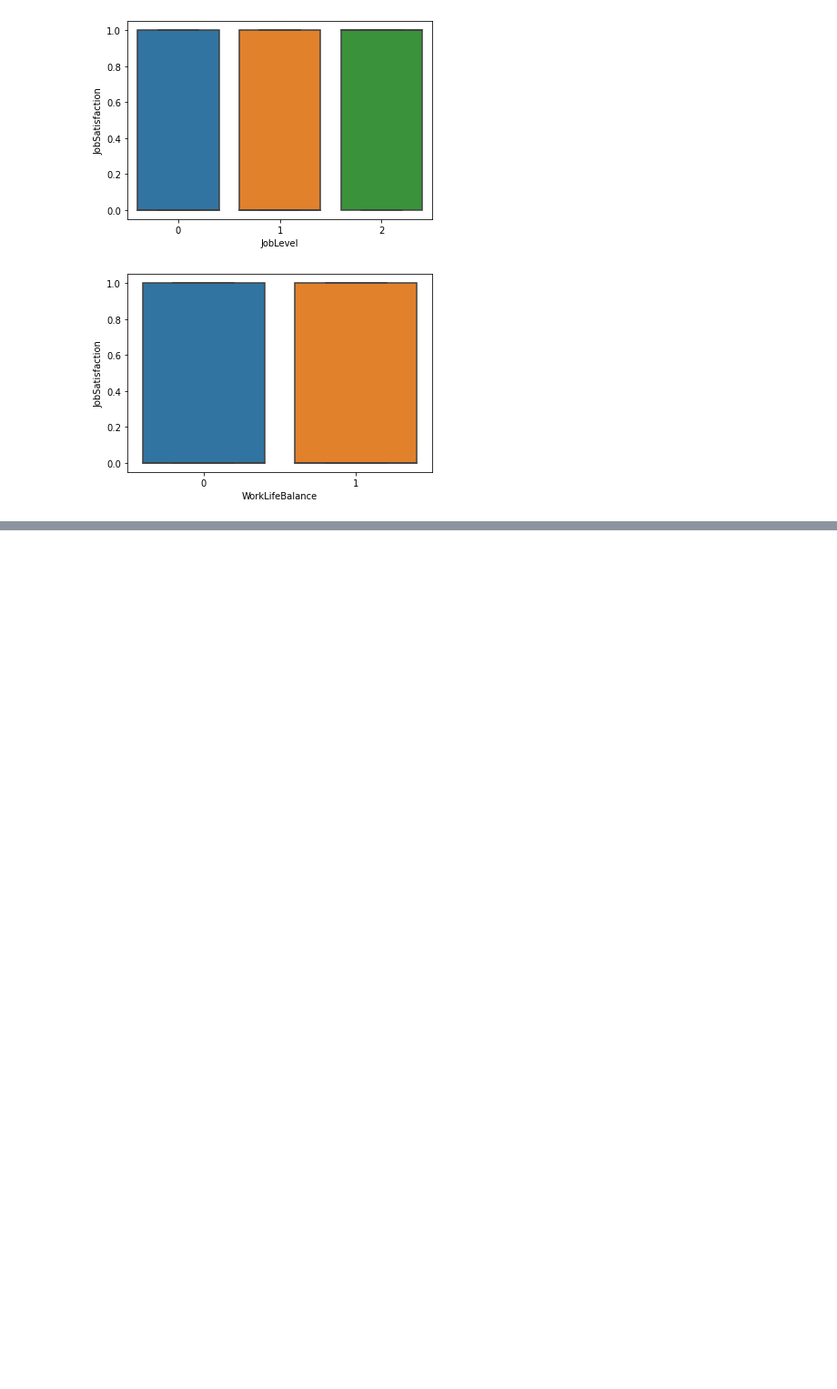
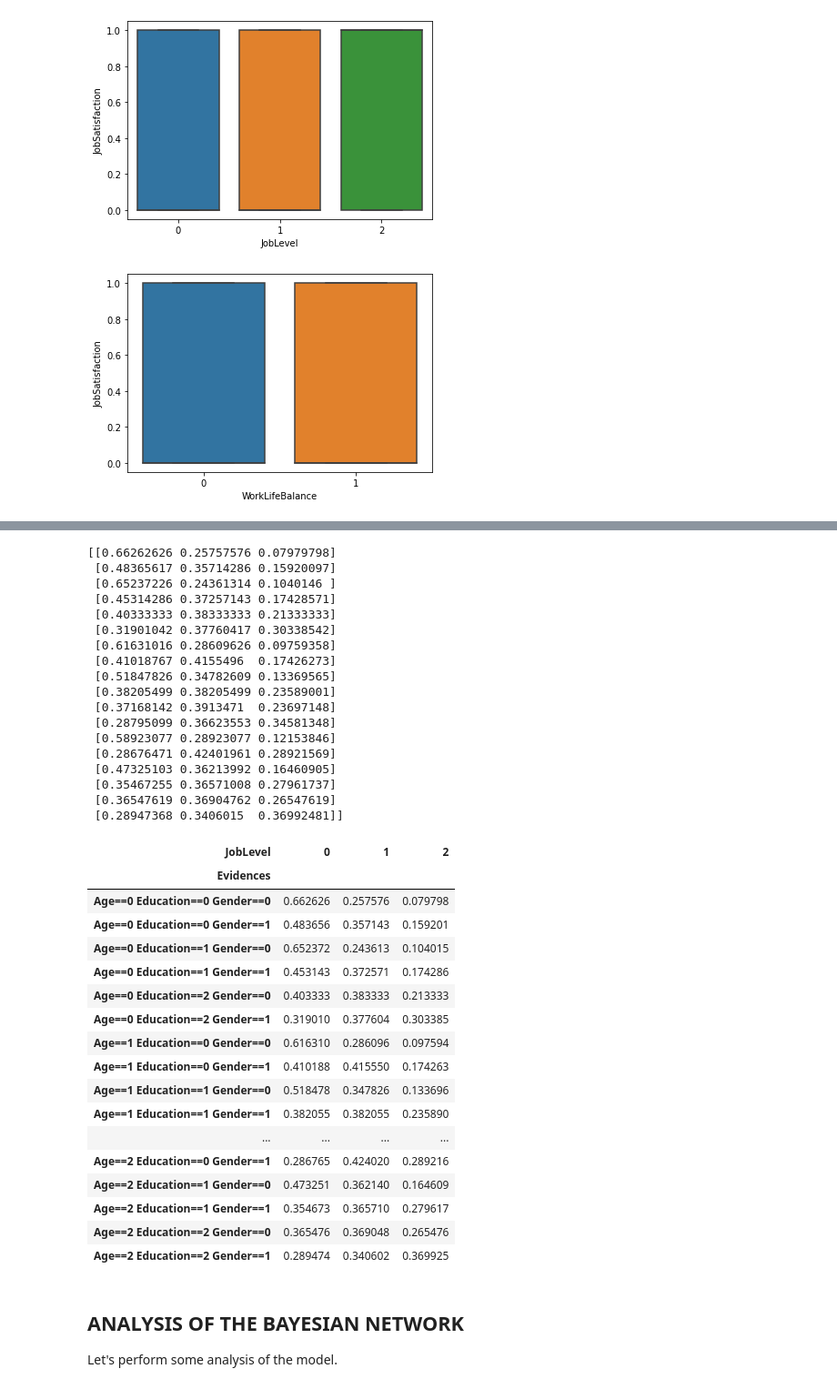
Before and after one commit to EnricoPittini/Job-satisfaction, a Jupyter notebook: Job satisfaction modeling.ipynb, the cells around one changed output, grey strips where cells are left out. Shown at 91% size. Drawn from its saved outputs; the diff is of its cells as text; code cells hidden in the pictures; blank space fills up the shorter version.

```diff
--- a/Job satisfaction modeling.ipynb
+++ b/Job satisfaction modeling.ipynb
@@ -547,0 +791,17 @@ Based on the already-present relationships and on the added relationships, the f
+# %%
+# We create the model by defining the list of edges between the variables
+job_satisfaction_model = BayesianNetwork(
+    [
+        ('Age', 'Education'),
+        ('Age', 'JobLevel'),
+        ('Education', 'JobLevel'),
+        ('Gender', 'JobLevel'),
+        ('Department', 'MonthlyIncome'),
+        ('JobLevel', 'MonthlyIncome'),
+        ('Department', 'WorkLifeBalance'),
+        ('JobLevel', 'WorkLifeBalance'),
+        ('JobLevel', 'JobSatisfaction'),
+        ('MonthlyIncome', 'JobSatisfaction'),
+        ('WorkLifeBalance', 'JobSatisfaction'),
+    ]
+)
@@ -547,0 +812,2 @@ Based on the already-present relationships and on the added relationships, the f
+# %%
+job_satisfaction_model.fit(data=df)
@@ -547,0 +831,44 @@ Based on the already-present relationships and on the added relationships, the f
+# %%
+# CPD of JobLevel
+print(job_satisfaction_model.get_cpds('JobLevel').get_values().T)
+compute_cpd(data=df, variable='JobLevel', evidences=['Age', 'Education', 'Gender'])
+# %% [output]
+[[0.66262626 0.25757576 0.07979798]
+ [0.48365617 0.35714286 0.15920097]
+ [0.65237226 0.24361314 0.1040146 ]
+ [0.45314286 0.37257143 0.17428571]
+ [0.40333333 0.38333333 0.21333333]
+ [0.31901042 0.37760417 0.30338542]
+ [0.61631016 0.28609626 0.09759358]
+ [0.41018767 0.4155496  0.17426273]
+ [0.51847826 0.34782609 0.13369565]
+ [0.38205499 0.38205499 0.23589001]
+ [0.37168142 0.3913471  0.23697148]
+ [0.28795099 0.36623553 0.34581348]
+ [0.58923077 0.28923077 0.12153846]
+ [0.28676471 0.42401961 0.28921569]
+ [0.47325103 0.36213992 0.16460905]
+ [0.35467255 0.36571008 0.27961737]
+ [0.36547619 0.36904762 0.26547619]
+ [0.28947368 0.3406015  0.36992481]]
+| JobLevel | 0 | 1 | 2 |
+| Evidences |  |  |  |
+| Age==0 Education==0 Gender==0 | 0.662626 | 0.257576 | 0.079798 |
+| Age==0 Education==0 Gender==1 | 0.483656 | 0.357143 | 0.159201 |
+| Age==0 Education==1 Gender==0 | 0.652372 | 0.243613 | 0.104015 |
+| Age==0 Education==1 Gender==1 | 0.453143 | 0.372571 | 0.174286 |
+| Age==0 Education==2 Gender==0 | 0.403333 | 0.383333 | 0.213333 |
+| Age==0 Education==2 Gender==1 | 0.319010 | 0.377604 | 0.303385 |
+| Age==1 Education==0 Gender==0 | 0.616310 | 0.286096 | 0.097594 |
+| Age==1 Education==0 Gender==1 | 0.410188 | 0.415550 | 0.174263 |
+| Age==1 Education==1 Gender==0 | 0.518478 | 0.347826 | 0.133696 |
+| Age==1 Education==1 Gender==1 | 0.382055 | 0.382055 | 0.235890 |
+| ... | ... | ... | ... |
+| Age==2 Education==0 Gender==1 | 0.286765 | 0.424020 | 0.289216 |
+| Age==2 Education==1 Gender==0 | 0.473251 | 0.362140 | 0.164609 |
+| Age==2 Education==1 Gender==1 | 0.354673 | 0.365710 | 0.279617 |
+| Age==2 Education==2 Gender==0 | 0.365476 | 0.369048 | 0.265476 |
+| Age==2 Education==2 Gender==1 | 0.289474 | 0.340602 | 0.369925 |
+# %% [markdown]
+## ANALYSIS OF THE BAYESIAN NETWORK
+Let's perform some analysis of the model.
```
Also changed, not shown: parts of 52 cells of this notebook, 1 other file.
